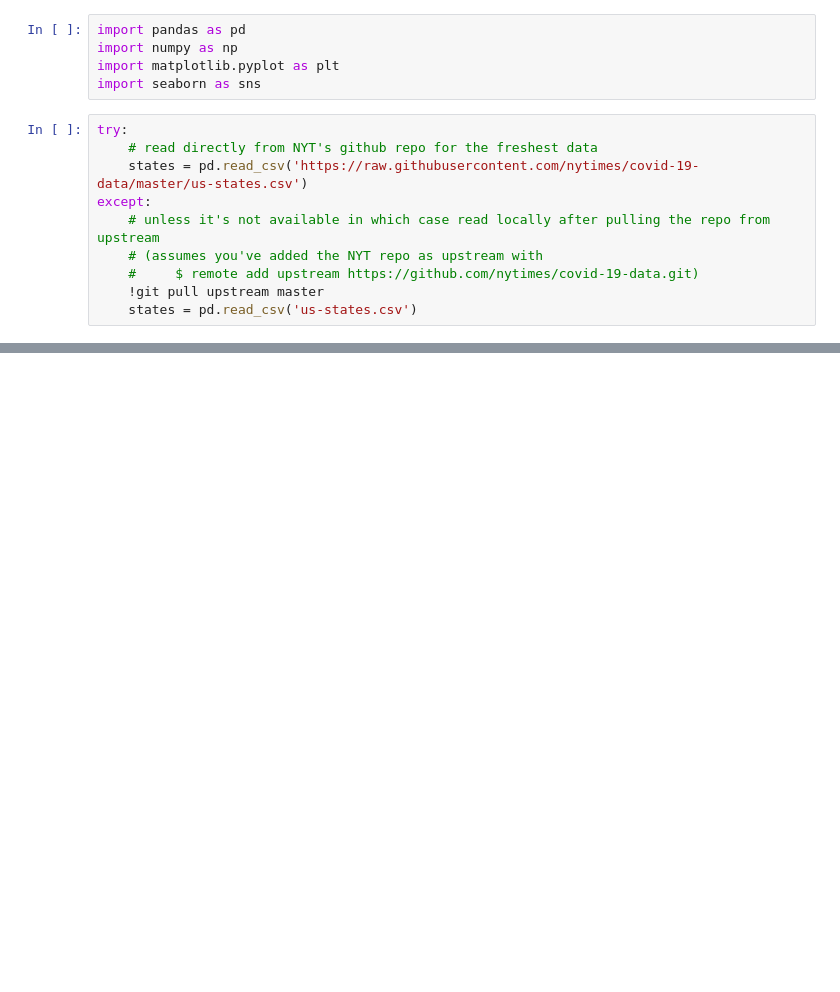
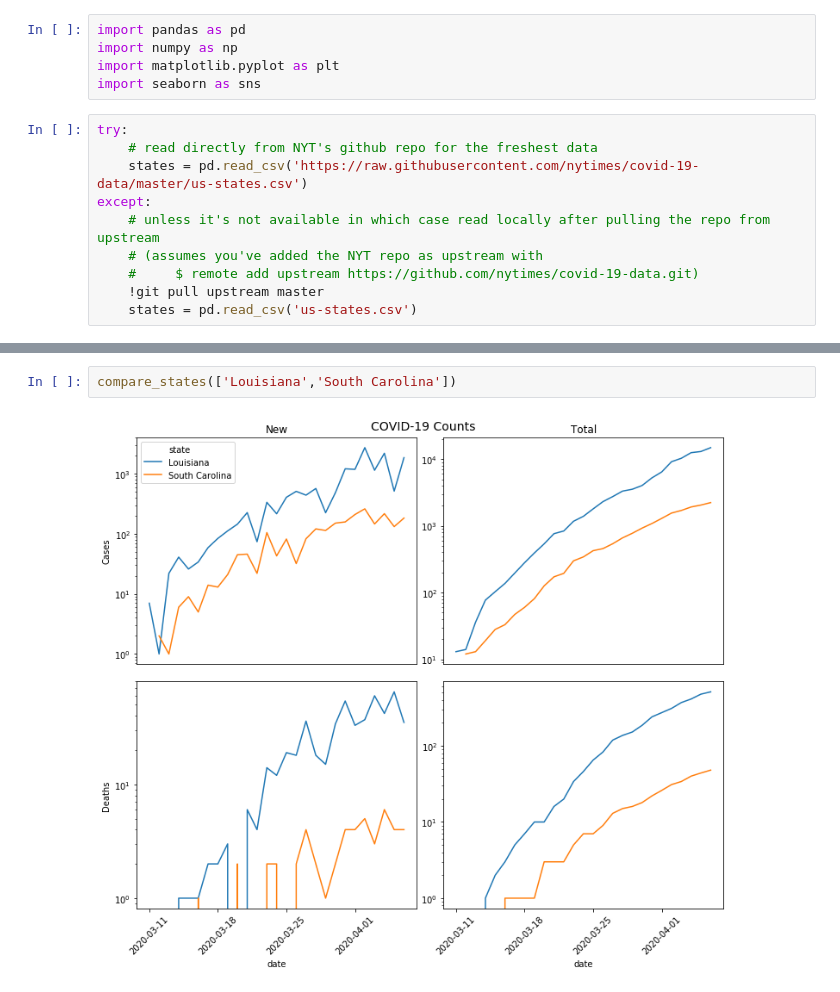
Before and after one commit to MichelFloyd/covid-19-data, a Jupyter notebook: compare states.ipynb, the cells around one changed output, grey strips where cells are left out. Cells and saved outputs as stored; diff of their text form; blank space fills up the shorter version.

```diff
--- a/compare states.ipynb
+++ b/compare states.ipynb
@@ -44,0 +105,4 @@ compare_states(['Arkansas', 'Iowa', 'Nebraska', 'North Dakota', 'South Dakota',
+# %%
+compare_states(['Louisiana','South Carolina'])
+# %% [output]
+[figure, added]
```
Also changed, not shown: parts of 13 cells of this notebook, 3 other files.
